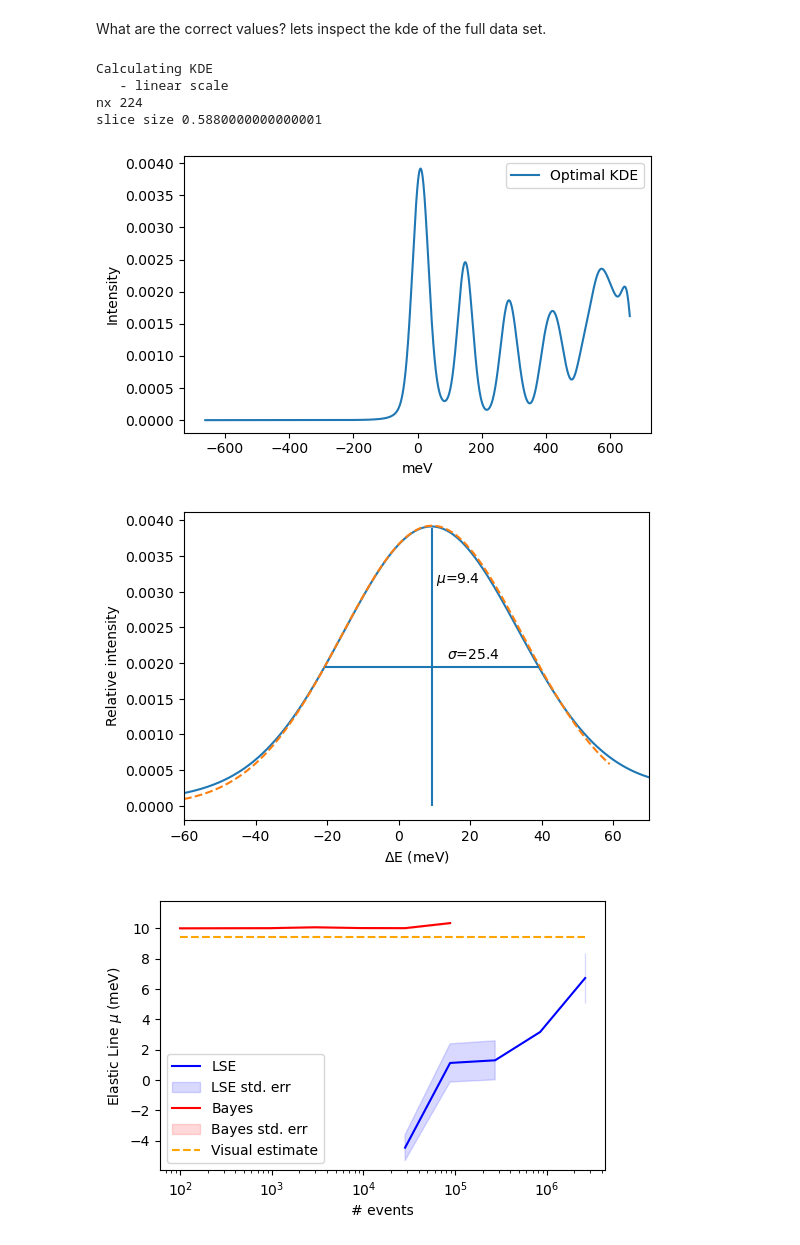
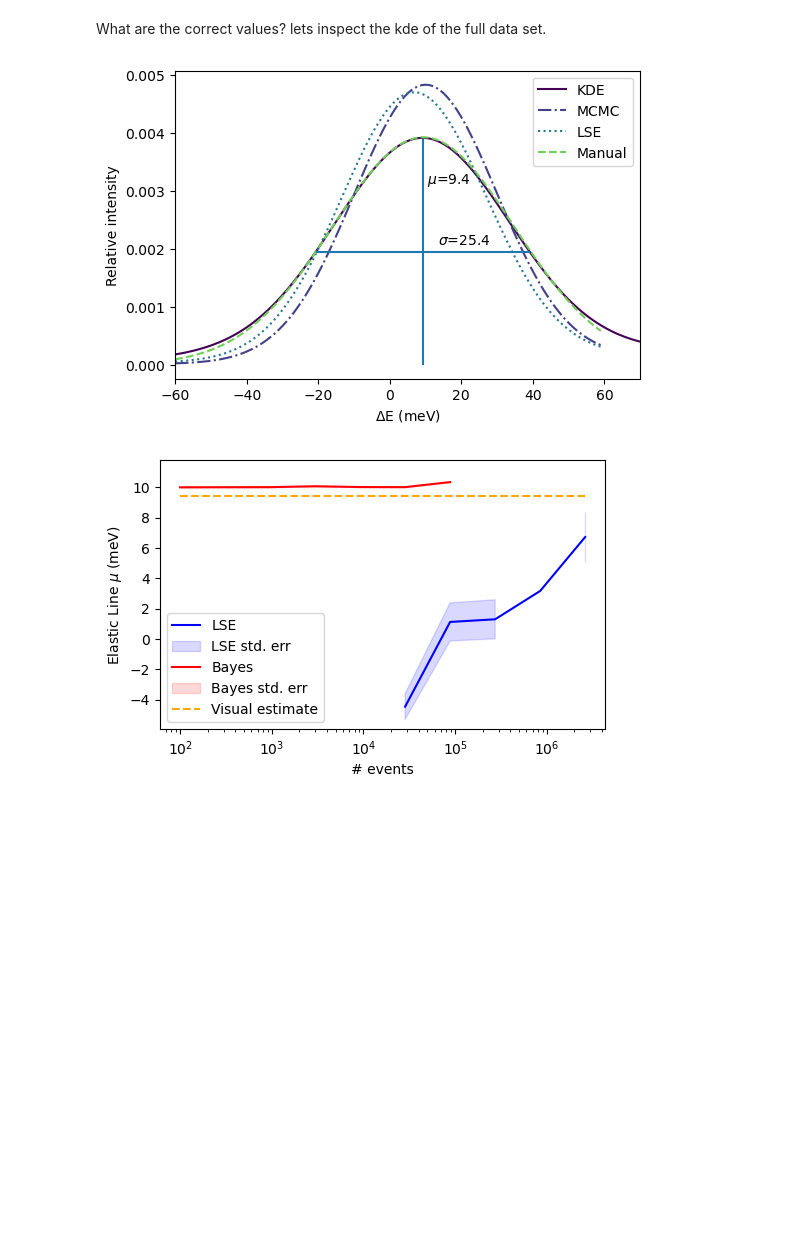
Before and after one commit to localoptimum/emtk, a Jupyter notebook: ARCStest.ipynb, the cells around one changed output. Saved outputs shown, nothing was run; the diff lists cells and outputs as text; code cells hidden in the pictures; blank space fills up the shorter version.

Commit message:
Now producing fit graphs for each line, as per Thomas recommendations.

```diff
--- a/ARCStest.ipynb
+++ b/ARCStest.ipynb
@@ -1223,37 +1230,53 @@ def p_conv_plot(item, param_name='', Bayes=True, LSE=True, savename='', correct=
 # %% [markdown]
 What are the correct values?  lets inspect the kde of the full data set.
 # %%
-ema1.plot_kde(loglog=False,log=False, xlabel='meV', method='silverman')
+#ema1.plot_kde(loglog=False,log=False, xlabel='meV', method='silverman')
+
 
 mu=9.4
 sig=25.4
-norm=4.0
+normval=4.0
 ht=0.0039
 
 px=np.arange(-60,60,1)
 nrm = sp.stats.norm(loc=mu,scale=sig)
-py=nrm.pdf(px)/norm
+py=nrm.pdf(px)/normval
+
+ema1.pmf = probability_mass_function
+
+lstrimp = np.delete(lsparams, 0)
+
+mcmcy = ema1.pmf(mcpparams, px, ema1.xmin, ema1.xmax, None)
+lsey = ema1.pmf(lstrimp, px, ema1.xmin, ema1.xmax, None)
+
+mcmcy_sum = np.sum(mcmcy)
+lsey_sum = np.sum(lsey)
+py_sum = np.sum(py)
+
+mcmcy = mcmcy * py_sum/mcmcy_sum
+lsey = lsey * py_sum/lsey_sum
+
+import matplotlib as mpl
+colors = mpl.colormaps['viridis'].colors
 
 fig,ax=plt.subplots()
-plt.plot(ema1.kdex, ema1.kdey)
-plt.plot(px, py, ls='--')
+plt.plot(ema1.kdex, ema1.kdey, label='KDE', color=colors[1])
+plt.plot(px, mcmcy, ls='-.',label='MCMC', color=colors[50])
+plt.plot(px, lsey, ls=':', label='LSE', color=colors[100])
+plt.plot(px, py, ls='--', label='Manual', color=colors[200])
 plt.xlabel('$\Delta$E (meV)')
 plt.ylabel('Relative intensity')
 plt.vlines(mu, 0.0, ht)
 plt.hlines(ht/2.0, mu-2.355*sig/2.0, mu+2.355*sig/2.0)
 ax.text(mu+1, ht*0.8, "$\mu$=" + str(mu))
 ax.text(mu+4, ht*0.53, "$\sigma$=" + str(sig))
 fig.set_size_inches(6,4)
 plt.xlim([-60,70])
+plt.legend()
 plt.savefig('arcsFigs/arcs_fulldata_kde_elastic.png', dpi=600, bbox_inches='tight')
 plt.show()
 # %% [output]
-Calculating KDE
-   - linear scale
-nx 224
-slice size 0.5880000000000001
-[figure, old version]
+[figure, new version]
-[figure, removed]
 # %%
 parameter_no = 0
 p_conv_plot(parameter_no, param_name='Elastic Line $\mu$ (meV)', savename='arcsFigs/arcs_elastic_mu.png', correct=9.4)
```
Also changed, not shown: parts of 7 cells of this notebook.
